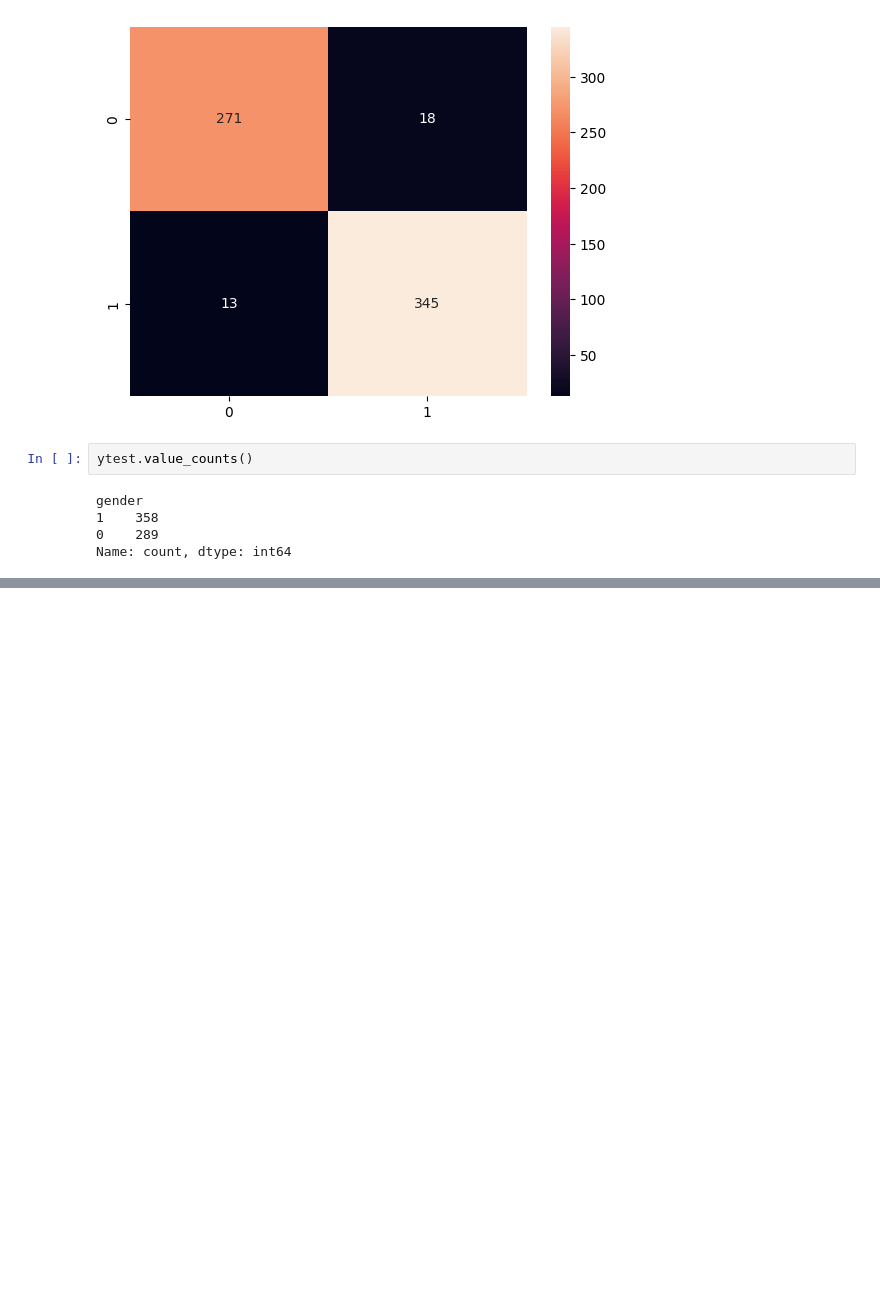
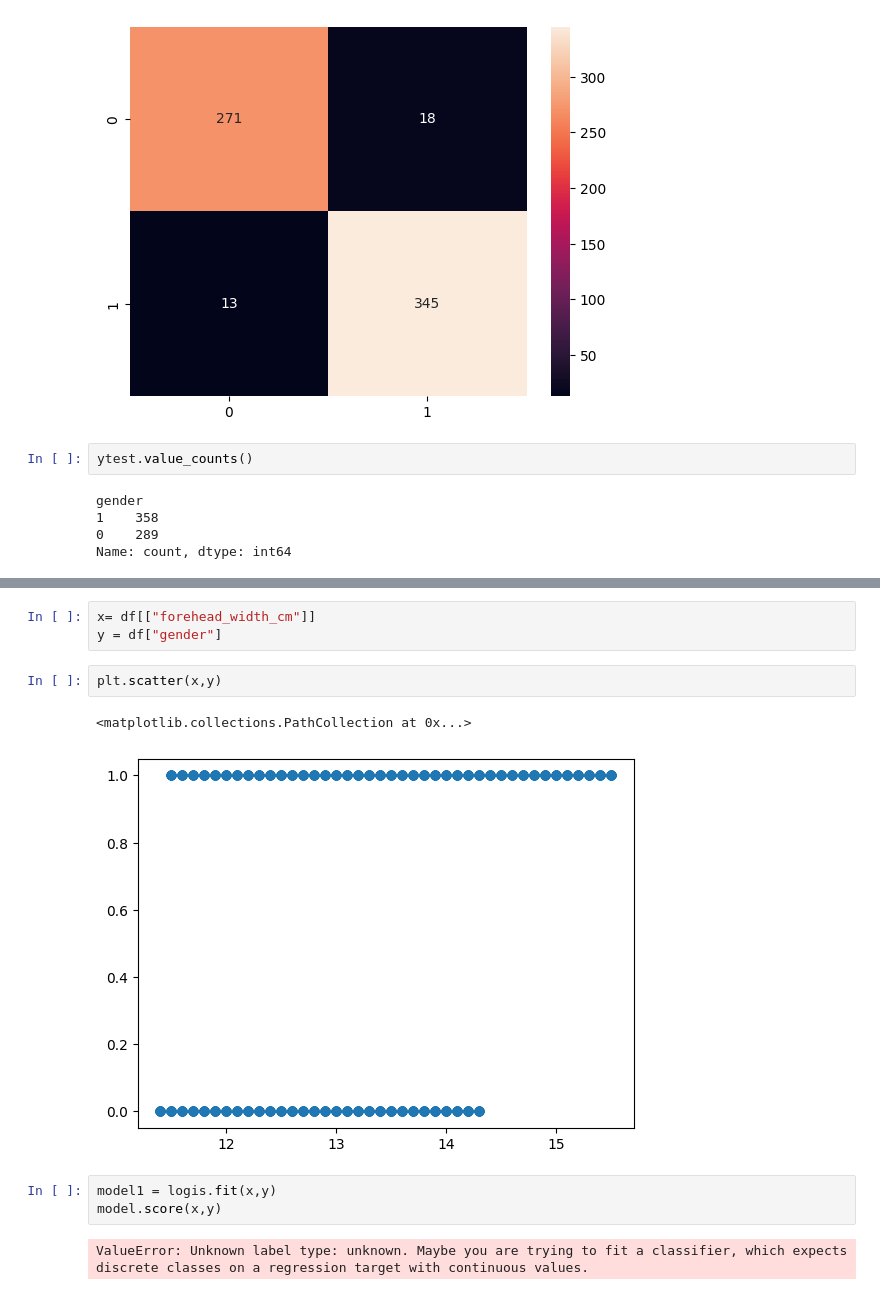
Before and after one commit to ebteshamul/logistic-regression, a Jupyter notebook: model.ipynb, the cells around one changed output, grey strips where cells are left out. Cells and saved outputs as stored; diff of their text form; blank space fills up the shorter version.

```diff
--- a/model.ipynb
+++ b/model.ipynb
@@ -307,0 +376,13 @@ Name: count, dtype: int64
+# %%
+x= df[["forehead_width_cm"]]
+y = df["gender"]
+# %%
+plt.scatter(x,y)
+# %% [output]
+<matplotlib.collections.PathCollection at 0x...>
+[figure, added]
+# %%
+model1 = logis.fit(x,y)
+model.score(x,y)
+# %% [output]
+ValueError: Unknown label type: unknown. Maybe you are trying to fit a classifier, which expects discrete classes on a regression target with continuous values.
```
Also changed, not shown: parts of 9 cells of this notebook.
